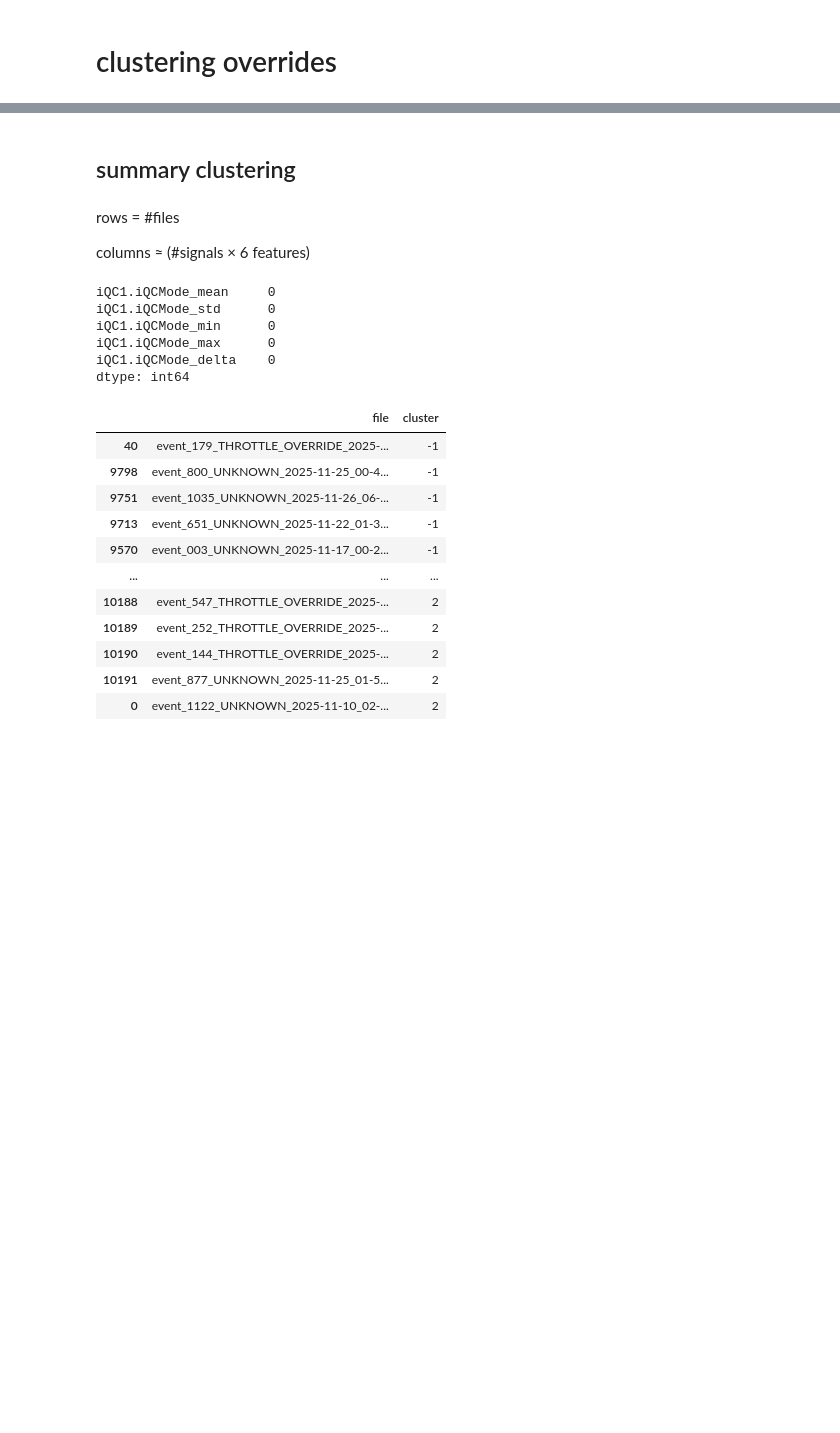
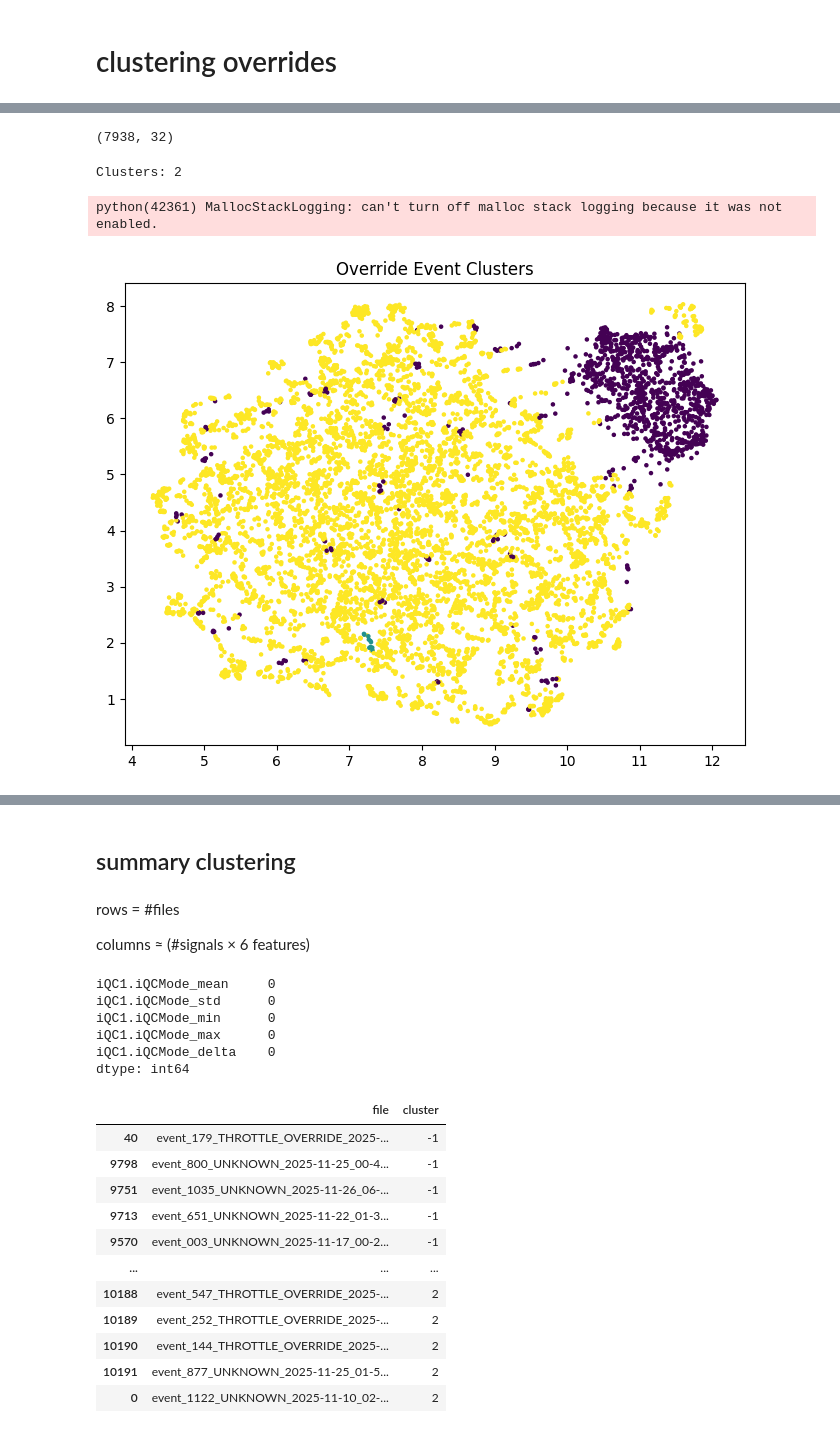
Before and after one commit to shaoyinz/Traxen_Driver_Override, a Jupyter notebook: jupyter_notebooks/clustering.ipynb, the cells around one changed output, grey strips where cells are left out. Drawn from its saved outputs; the diff is of its cells as text; code cells hidden in the pictures; blank space fills up the shorter version.

Commit message:
add clustering nb and update uv and update git ignore for temp data folder

```diff
--- a/jupyter_notebooks/clustering.ipynb
+++ b/jupyter_notebooks/clustering.ipynb
@@ -2,0 +38,2 @@
+# %%
+df = df[df.override_type == "THROTTLE_OVERRIDE"]
@@ -2,0 +271,48 @@
+# %%
+model.eval()
+
+with torch.no_grad():
+
+    _, Z = model(X_tensor)
+
+    embeddings = Z.cpu().numpy()
+
+print(embeddings.shape)
+# %% [output]
+(7938, 32)
+# %%
+import hdbscan
+
+clusterer = hdbscan.HDBSCAN(
+    min_cluster_size=10,
+    min_samples=3
+)
+
+labels = clusterer.fit_predict(embeddings)
+
+print("Clusters:", len(set(labels)) - (1 if -1 in labels else 0))
+# %% [output]
+Clusters: 2
+# %%
+import umap
+import matplotlib.pyplot as plt
+
+reducer = umap.UMAP(
+    n_neighbors=20,
+    min_dist=0.1
+)
+
+embedding_2d = reducer.fit_transform(embeddings)
+
+plt.figure(figsize=(8,6))
+plt.scatter(
+    embedding_2d[:,0],
+    embedding_2d[:,1],
+    c=labels,
+    s=5
+)
+plt.title("Override Event Clusters")
+plt.show()
+# %% [output]
+python(42361) MallocStackLogging: can't turn off malloc stack logging because it was not enabled.
+[figure, added]
```
Also changed, not shown: parts of 39 cells of this notebook, 3 other files.
